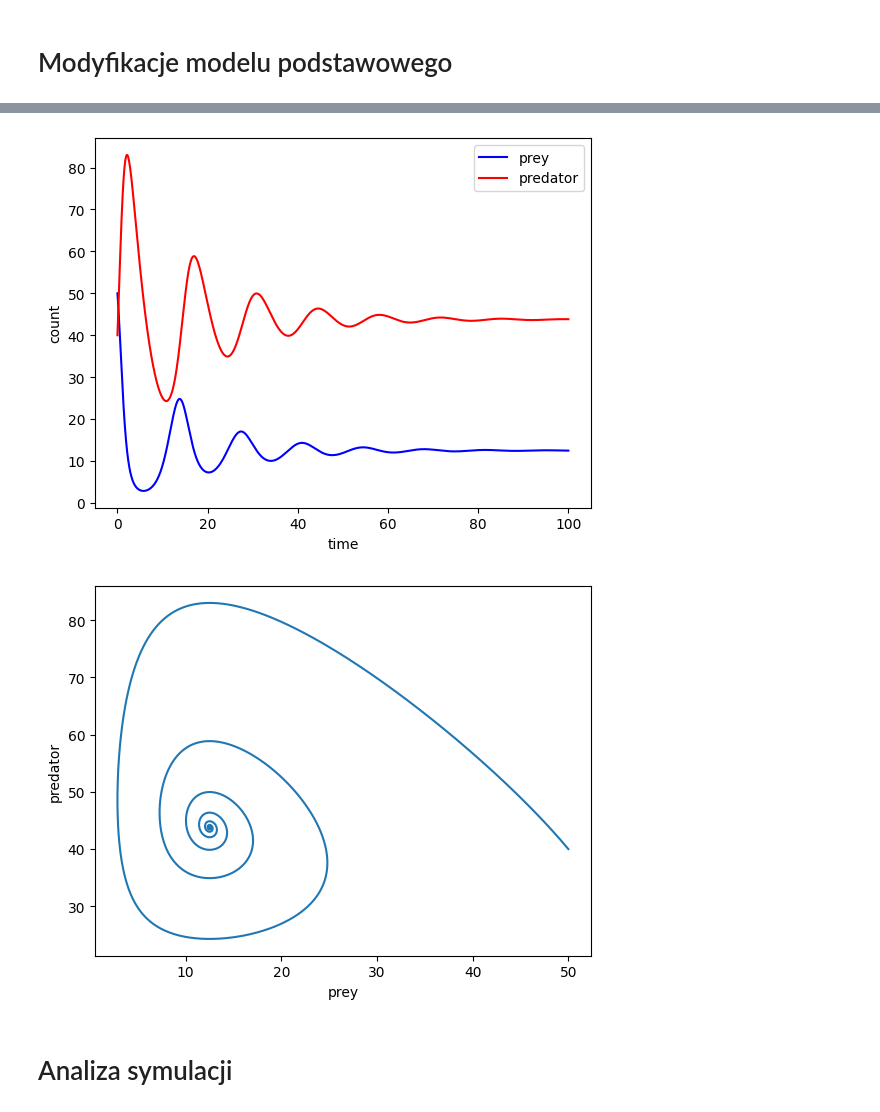
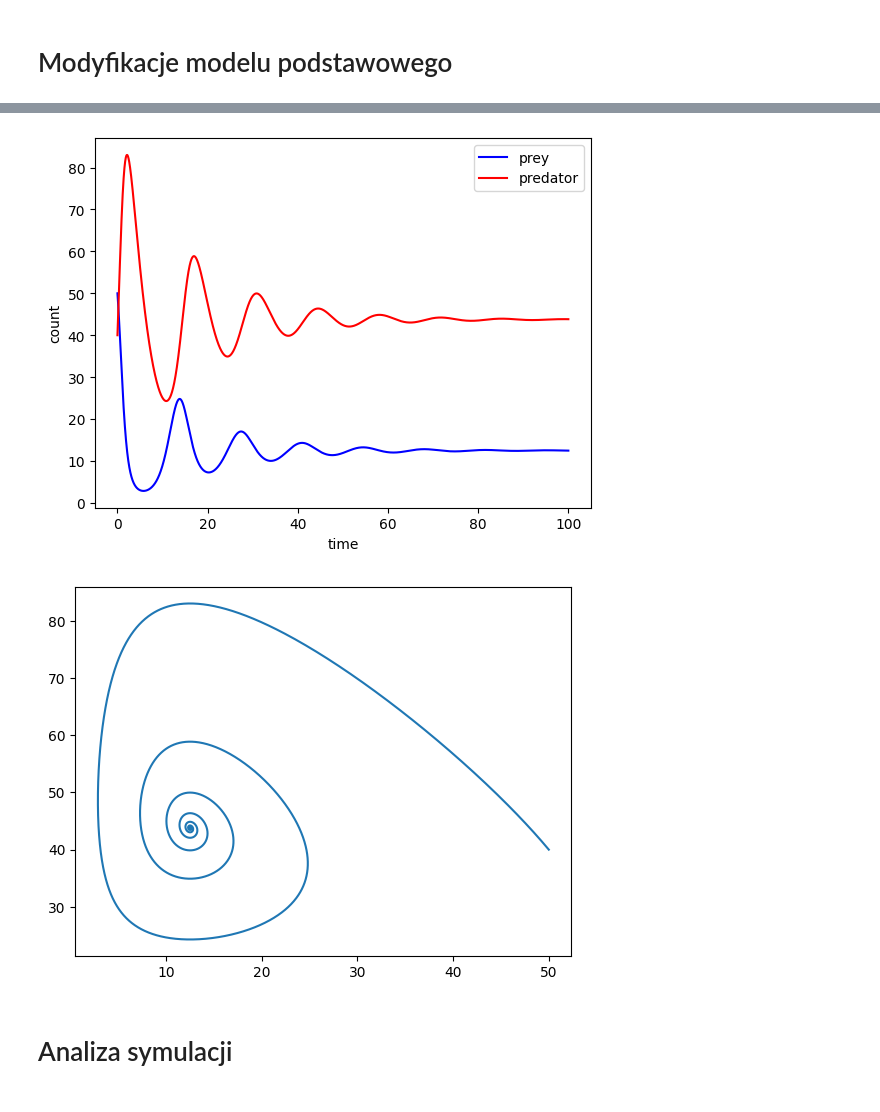
Before and after one commit to definitelynotbercik/Lotka-Volterra, a Jupyter notebook: main.ipynb, the cells around one changed output, grey strips where cells are left out. Saved outputs shown, nothing was run; the diff lists cells and outputs as text; code cells hidden in the pictures.

```diff
--- a/main.ipynb
+++ b/main.ipynb
@@ -328,29 +348,0 @@ Poniżej znajduje się porównanie wykresów powstałych za pomocą obydwu metod
-# %%
-import time
-
-x_0 = 50
-y_0 = 40
-a = 0.14
-b = 0.0025
-d = 0.0025
-c = 0.3
-h = 0.01
-t_end = 300
-
-es = time.time()
-x_e, y_e, t_e = predator_prey_euler(x_0, y_0, a, b, d, c, t_end, h)
-ee = time.time()
-t, y_rk = calculate_lotka_volterra_with_runge_kutta(np.array([x_0, y_0]), t_end, a, b, d, c ,h)
-rke = time.time()
-
-plt.plot(t, x_e, color="orange", label="euler")
-plt.plot(t, y_rk[:, 0], color="black", label="runge-kutta", linestyle="dashed")
-plt.legend(loc="upper right")
-plt.xlabel("time")
-plt.ylabel("prey count")
-plt.show()
-
-euler_time = ee - es
-runge_kutta_time = rke-ee
-
-print(f"Metoda Runge-Kutta była wolniejsza od metody Eulera o {runge_kutta_time - euler_time}s")
@@ -394,39 +368,35 @@ def runge_kutta(t, y, h, a ,b, d, c, e):
 
 def calculate_lotka_volterra_with_runge_kutta(initial_cons, t_end, a, b, d, c, e, h):
     t = np.arange(0, t_end+h, h)
     y = np.zeros((len(t), len(initial_cons)))
     y[0] = initial_cons
 
     for i in range(1, len(t)):
         y[i] = runge_kutta(t[i-1], y[i-1], h, a, b, d, c, e)
 
     return t, y
 
-x_0 = 50
-y_0 = 40
 a = 1
 b = 0.02
 d = 0.02
 c = 0.25
 e = 0.01
 h = 0.01
 
-t, y = calculate_lotka_volterra_with_runge_kutta(np.array([x_0, y_0]), 100, a, b, d, c, e, h)
+t, y = calculate_lotka_volterra_with_runge_kutta(np.array([50, 40]), 100, a, b, d, c, e, h)
 
 plt.plot(t, y[:, 0], color="b", label="prey")
 plt.plot(t, y[:, 1], color="r", label="predator")
 plt.xlabel("time")
 plt.ylabel("count")
 plt.legend()
 plt.show()
 
 plt.plot(y[:, 0], y[:, 1])
-plt.xlabel("prey")
-plt.ylabel("predator")
 plt.show()
 # %% [output]
 [figure]
-[figure, old version]
+[figure, new version]
 # %% [markdown]
 # Analiza symulacji <a id="5"></a>
 # %% [markdown]
```
Also changed, not shown: parts of 19 cells of this notebook, 1 other file.
